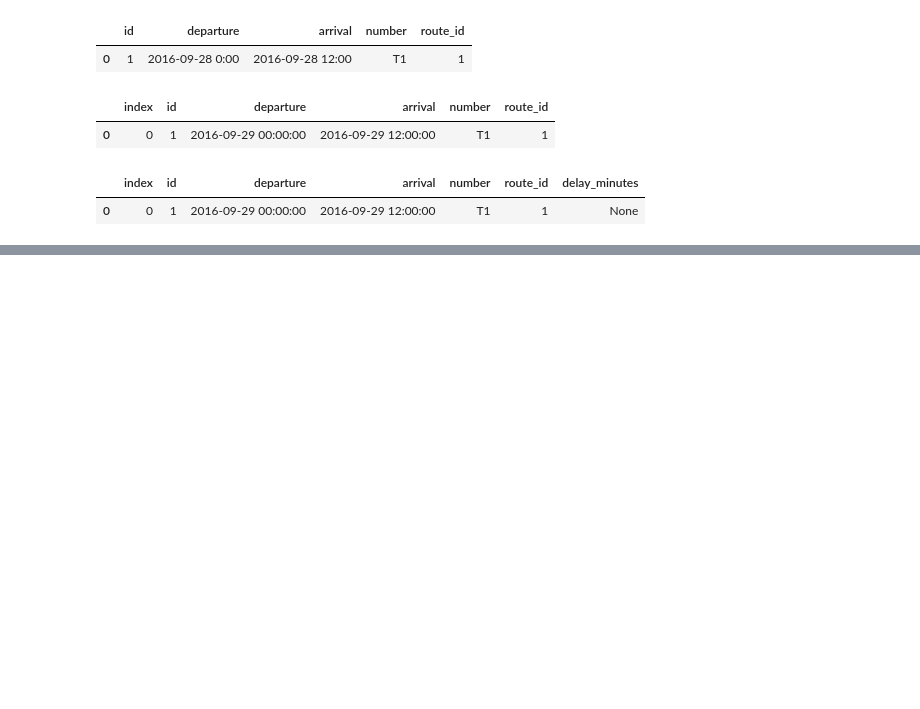
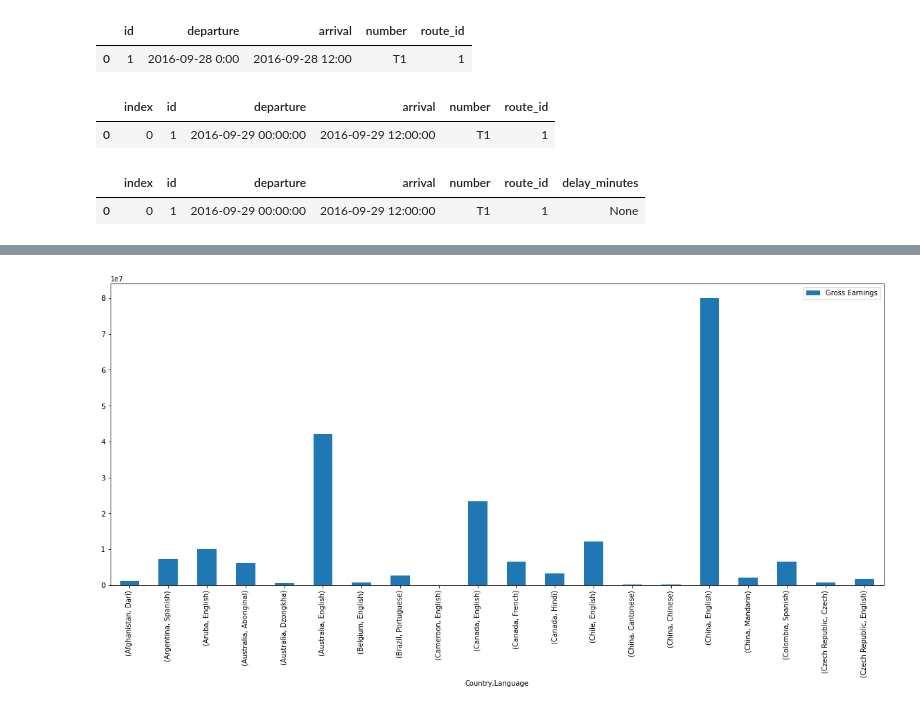
Before and after one commit to RedOx22/real-world-machine-learning, a Jupyter notebook: Importing_data_with_pandas.ipynb, the cells around one changed output, grey strips where cells are left out. Drawn from its saved outputs; the diff is of its cells as text; code cells hidden in the pictures; blank space fills up the shorter version.

```diff
--- a/Importing_data_with_pandas.ipynb
+++ b/Importing_data_with_pandas.ipynb
@@ -89,0 +199,4 @@ df
+# %%
+# Multicolumn pivot analysis
+movies_subset = movies[['Country', 'Language', 'Gross Earnings']]
+movies_subset.head()
@@ -89,0 +211,3 @@ df
+# %%
+earnings_by_co_lang = movies_subset.pivot_table(index=['Country', 'Language'])
+earnings_by_co_lang.head()
@@ -89,0 +222,5 @@ df
+# %%
+earnings_by_co_lang.head(20).plot(kind='bar', figsize=(20,8))
+plt.show()
+# %% [output]
+[figure, added]
```
Also changed, not shown: parts of 18 cells of this notebook.
